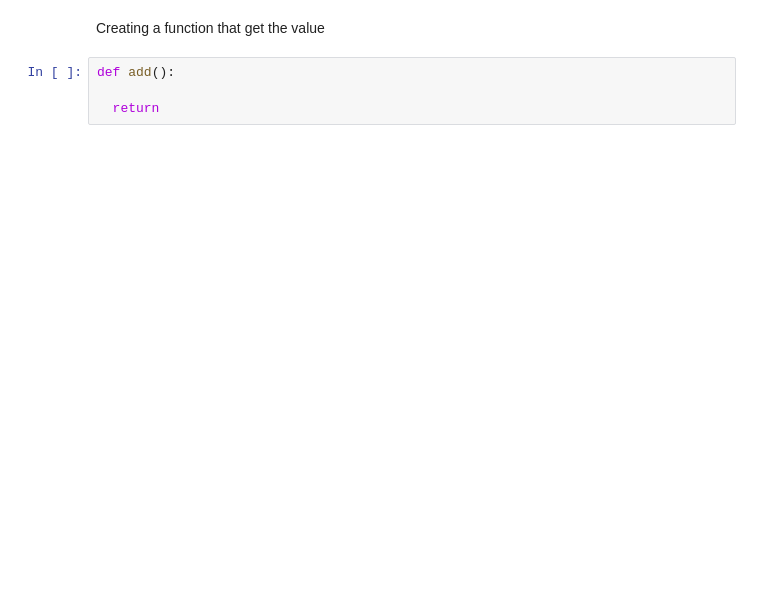
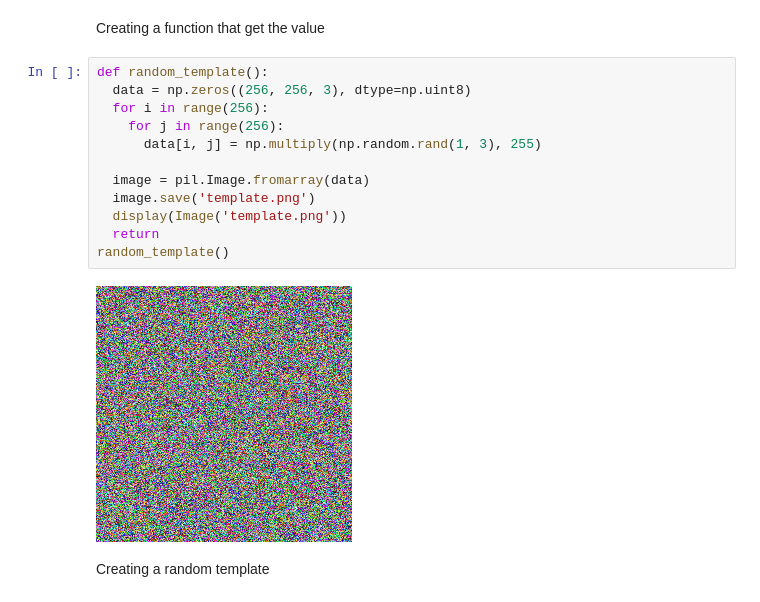
Before and after one commit to Clamarche/Intersect.Beta, a Jupyter notebook: securePhoto_notebooks.ipynb, the cells around one changed output. Saved outputs shown, nothing was run; the diff lists cells and outputs as text; blank space fills up the shorter version.

Commit message:
Create random template

```diff
--- a/securePhoto_notebooks.ipynb
+++ b/securePhoto_notebooks.ipynb
@@ -107,6 +126,18 @@ plt.imshow(pixels)
 # %% [markdown]
 Creating a function that get the value
-# %%
-def add():
-
-  return
+# %%
+def random_template():
+  data = np.zeros((256, 256, 3), dtype=np.uint8)
+  for i in range(256):
+    for j in range(256):
+      data[i, j] = np.multiply(np.random.rand(1, 3), 255)
+
+  image = pil.Image.fromarray(data)
+  image.save('template.png')
+  display(Image('template.png'))
+  return
+random_template()
+# %% [output]
+[figure, added]
+# %% [markdown]
+Creating a random template
```
Also changed, not shown: parts of 4 cells of this notebook.
